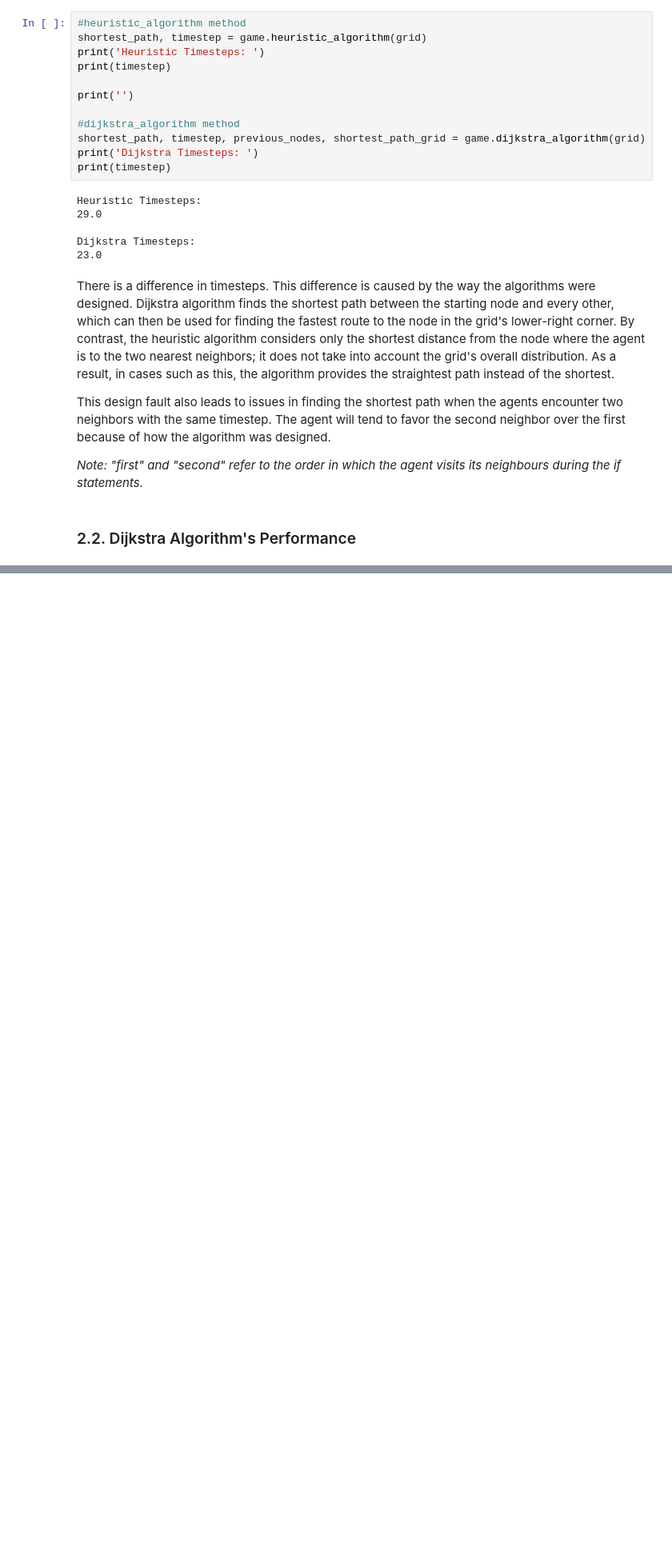
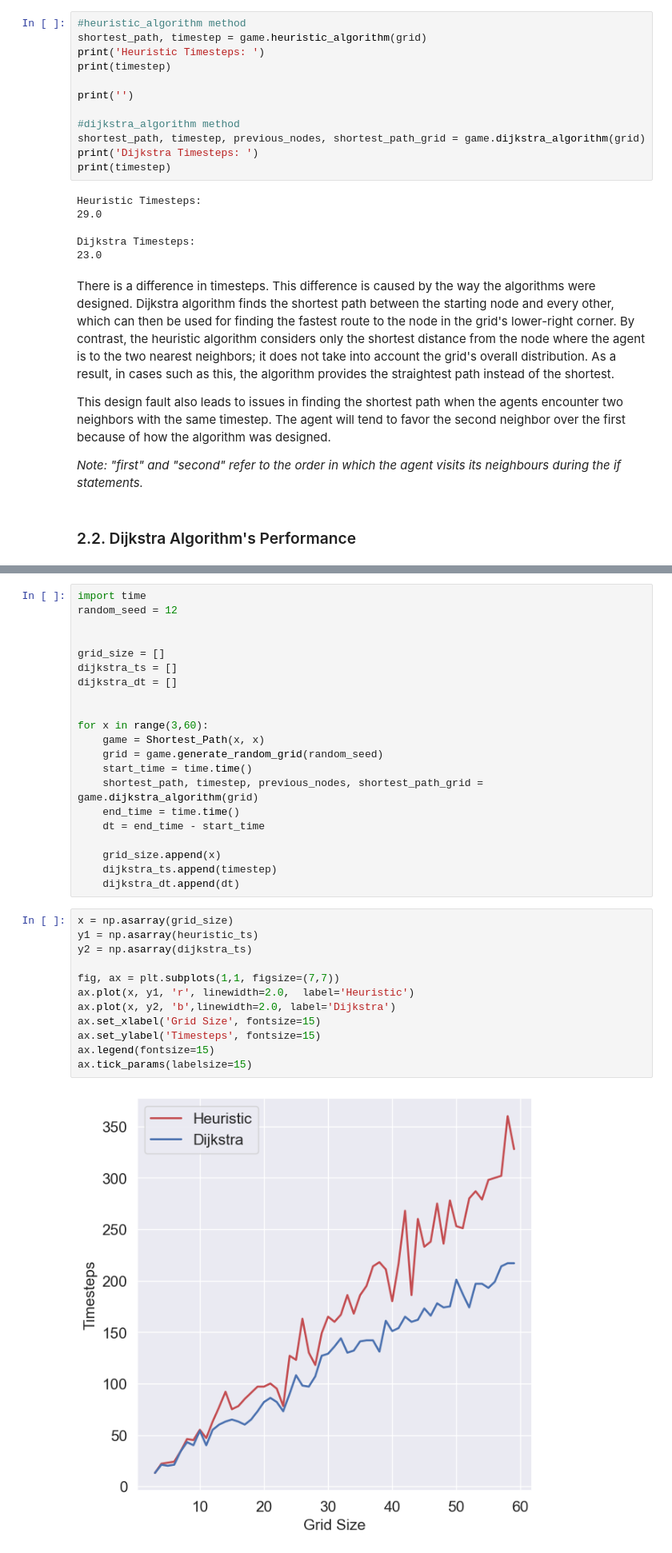
Before and after one commit to adcy358/CW, a Jupyter notebook: src/Task1/Analysis.ipynb, the cells around one changed output, grey strips where cells are left out. Shown at 80% size. Drawn from its saved outputs; the diff is of its cells as text; blank space fills up the shorter version.

```diff
--- a/src/Task1/Analysis.ipynb
+++ b/src/Task1/Analysis.ipynb
@@ -243,0 +260,35 @@ In this section, a performance evaluation of the Heuristic and Dijkstra algorith
+# %%
+import time
+random_seed = 12
+
+
+grid_size = []
+dijkstra_ts = []
+dijkstra_dt = []
+
+
+for x in range(3,60):
+    game = Shortest_Path(x, x)
+    grid = game.generate_random_grid(random_seed)
+    start_time = time.time()
+    shortest_path, timestep, previous_nodes, shortest_path_grid = game.dijkstra_algorithm(grid)
+    end_time = time.time()
+    dt = end_time - start_time
+
+    grid_size.append(x)
+    dijkstra_ts.append(timestep)
+    dijkstra_dt.append(dt)
+# %%
+x = np.asarray(grid_size)
+y1 = np.asarray(heuristic_ts)
+y2 = np.asarray(dijkstra_ts)
+
+fig, ax = plt.subplots(1,1, figsize=(7,7))
+ax.plot(x, y1, 'r', linewidth=2.0,  label='Heuristic')
+ax.plot(x, y2, 'b',linewidth=2.0, label='Dijkstra')
+ax.set_xlabel('Grid Size', fontsize=15)
+ax.set_ylabel('Timesteps', fontsize=15)
+ax.legend(fontsize=15)
+ax.tick_params(labelsize=15)
+# %% [output]
+[figure, added]
```
Also changed, not shown: parts of 20 cells of this notebook, 4 other files.
